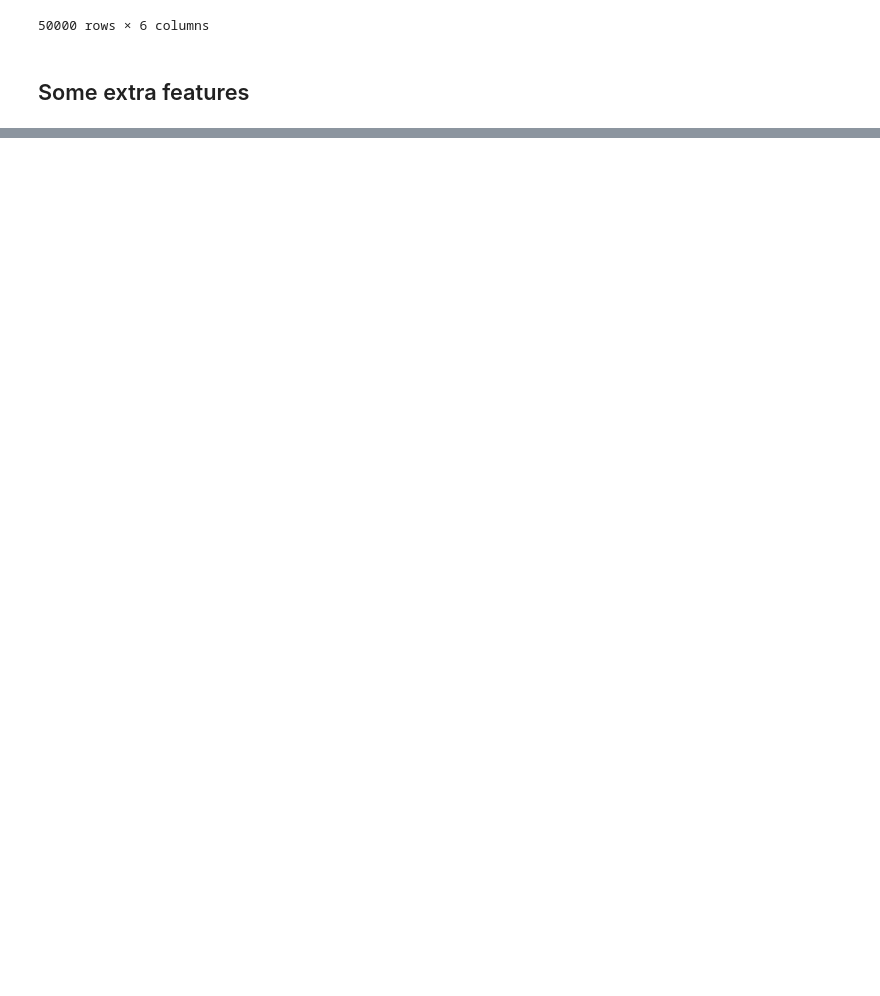
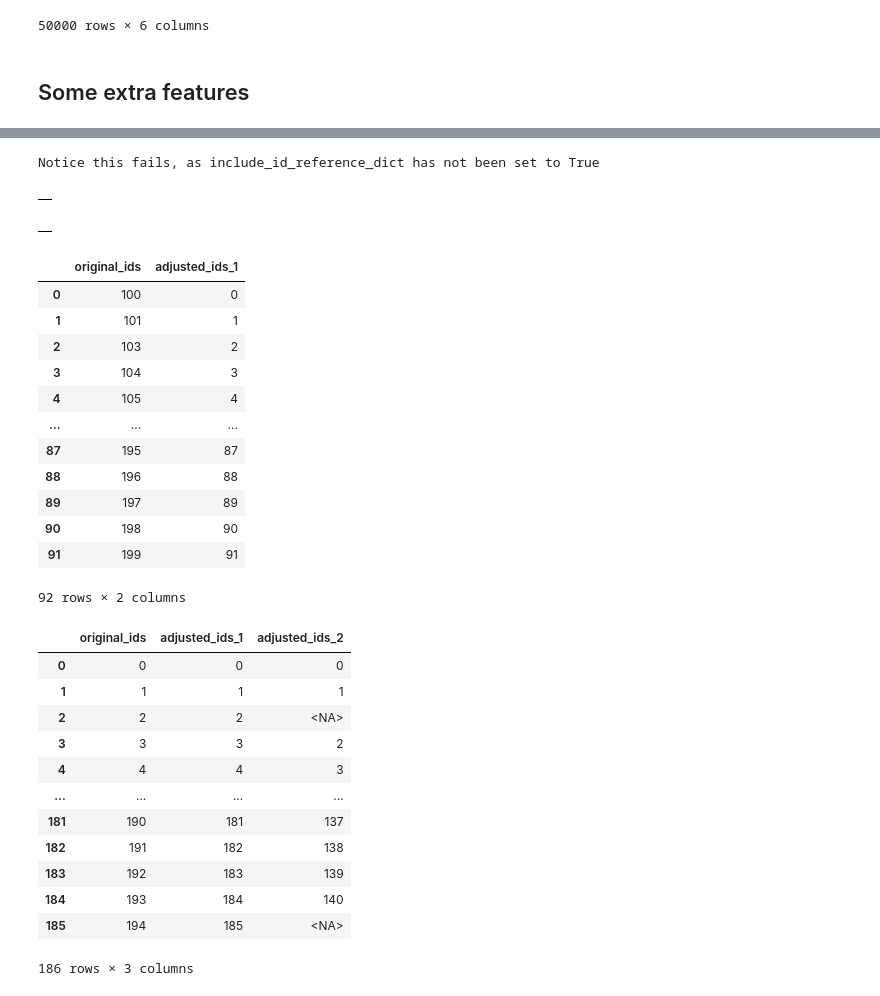
Before and after one commit to tlamadon/bipartitepandas, a Jupyter notebook: docs-src/source/notebooks/bipartitepandas_example.ipynb, the cells around one changed output, grey strips where cells are left out. Drawn from its saved outputs; the diff is of its cells as text; code cells hidden in the pictures; blank space fills up the shorter version.

Commit message:
Add weighted clustering; add id_reference_dict class attribute to allow user to convert contiguous ids back to their original values; update example notebook

```diff
--- a/docs-src/source/notebooks/bipartitepandas_example.ipynb
+++ b/docs-src/source/notebooks/bipartitepandas_example.ipynb
@@ -427,4 +428,50 @@ correct column names and types: True
 no nans: True
 no duplicates: True
 i-t (worker-year) observations unique (None if t column(s) not included): True
+# %%
+# If you set include_id_reference_dict=True, BipartitePandas saves dataframes linking original column ids to contiguous column ids
+try:
+    display(bdf.id_reference_dict['i'])
+except:
+    print('Notice this fails, as include_id_reference_dict has not been set to True')
+bdf = bpd.BipartiteLong(sim_data, include_id_reference_dict=True)
+bdf = bdf.clean_data()
+display(bdf.id_reference_dict['i']) # Notice it's empty as the ids were originally contiguous
+bdf = bdf[bdf['i'] < 200]
+bdf = bdf.clean_data()
+display(bdf.id_reference_dict['i'])
+bdf = bdf[bdf['i'] > 99]
+bdf = bdf.clean_data()
+display(bdf.id_reference_dict['i']) # Now ids are approximately - 100 as we dropped the first 100 rows (but because some workers might no longer in the largest connected set of firms, more than 100 rows can be dropped)
+display(bdf.id_reference_dict['j']) # Notice firm ids adjusted from both steps
+# %% [output]
+Notice this fails, as include_id_reference_dict has not been set to True
+|  |
+|  |
+|  | original_ids | adjusted_ids_1 |
+| 0 | 100 | 0 |
+| 1 | 101 | 1 |
+| 2 | 103 | 2 |
+| 3 | 104 | 3 |
+| 4 | 105 | 4 |
+| ... | ... | ... |
+| 87 | 195 | 87 |
+| 88 | 196 | 88 |
+| 89 | 197 | 89 |
+| 90 | 198 | 90 |
+| 91 | 199 | 91 |
+92 rows × 2 columns
+|  | original_ids | adjusted_ids_1 | adjusted_ids_2 |
+| 0 | 0 | 0 | 0 |
+| 1 | 1 | 1 | 1 |
+| 2 | 2 | 2 | <NA> |
+| 3 | 3 | 3 | 2 |
+| 4 | 4 | 4 | 3 |
+| ... | ... | ... | ... |
+| 181 | 190 | 181 | 137 |
+| 182 | 191 | 182 | 138 |
+| 183 | 192 | 183 | 139 |
+| 184 | 193 | 184 | 140 |
+| 185 | 194 | 185 | <NA> |
+186 rows × 3 columns
 # %%
```
Also changed, not shown: parts of 30 cells of this notebook, 16 other files.
